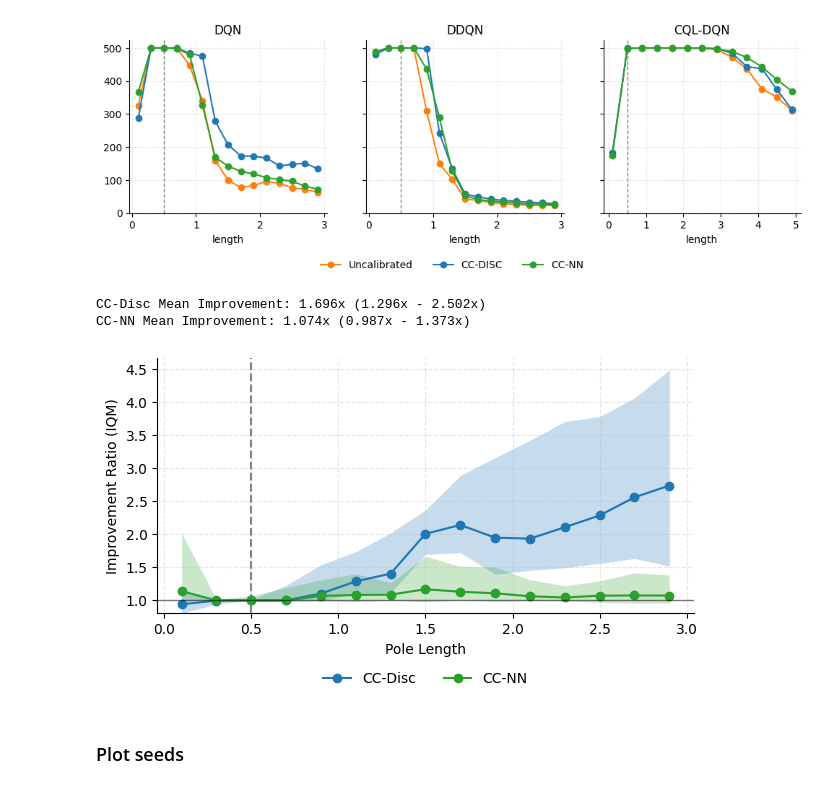
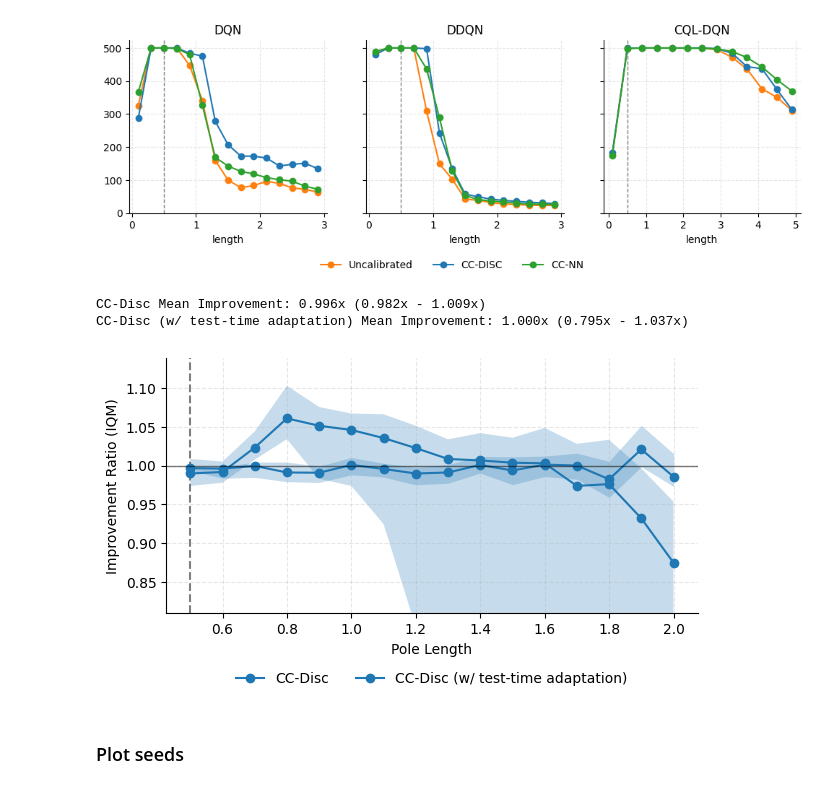
Before and after one commit to foty-hub/msc_thesis, a Jupyter notebook: notebooks/cartpole/final_plots.ipynb, the cells around one changed output. Saved outputs shown, nothing was run; the diff lists cells and outputs as text; code cells hidden in the pictures.

Commit message:
add test-time adaptation plot

```diff
--- a/notebooks/cartpole/final_plots.ipynb
+++ b/notebooks/cartpole/final_plots.ipynb
@@ -115,6 +115,9 @@ def load_data(fp: str, param: str = "length"):
                     "returns_conf": returns_conf,
                     "returns_ccnn": returns_ccnn,
                 }
+                returns_tta = maybe_get_value(run, 'returns_tta', i)
+                if returns_tta is not None:
+                    run_info.update({'returns_tta': returns_tta})
                 df_data.append(run_info)
 
     return pd.DataFrame(df_data)
@@ -322,6 +325,8 @@ def plot_improvement_curve(
                 colour = "tab:green"
             case r'$|\hat{y} - y_\text{true}|$':
                 colour = 'tab:orange'
+            case "CC-Disc (test-time)":
+                colour = 'tab:red'
             case _:
                 colour = None
         ax.plot(xs, iqms, marker="o", label=algo, c=colour)
@@ -343,36 +348,36 @@ def plot_improvement_curve(
         ncols = max(1, len(ratio_score))
         ax.legend(
             frameon=False,
             loc="upper center",
             bbox_to_anchor=(0.5, -0.18),  # center below the axes
             ncol=ncols,
             title=legend_title,
         )
         # make room for the legend
         fig.subplots_adjust(bottom=0.28)
 
     plotname = plotname or config.filename
 
     output_path = output_dir / "robustness_experiments" / f"{plotname}_ratio.pdf"
     plt.savefig(output_path)
     plt.show()
 
 
 plot_improvement_curve(
     param_vals,
     ratio_score,
     ratio_cis,
     title="",
     xlabel="Pole Length",
     config=CFG,
     legend_title="",
     xlim=(None, None),
     ylim=(0.81, None),
 )
 # %% [output]
-CC-Disc Mean Improvement: 1.696x (1.296x - 2.502x)
-CC-NN Mean Improvement: 1.074x (0.987x - 1.373x)
+CC-Disc Mean Improvement: 0.996x (0.982x - 1.009x)
+CC-Disc (w/ test-time adaptation) Mean Improvement: 1.000x (0.795x - 1.037x)
-[figure, old version]
+[figure, new version]
 # %%
 # mean improvement of CQL
 # %% [markdown]
```
Also changed, not shown: parts of 8 cells of this notebook, 1 other file.
